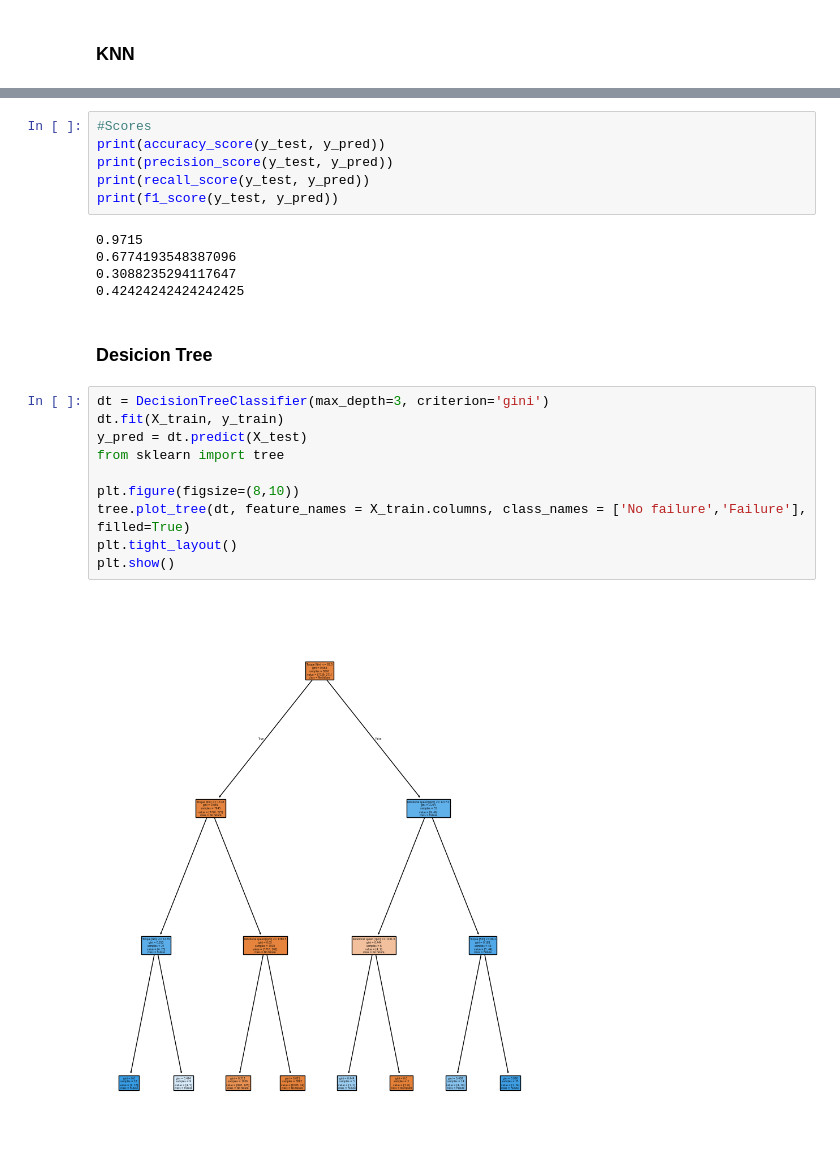
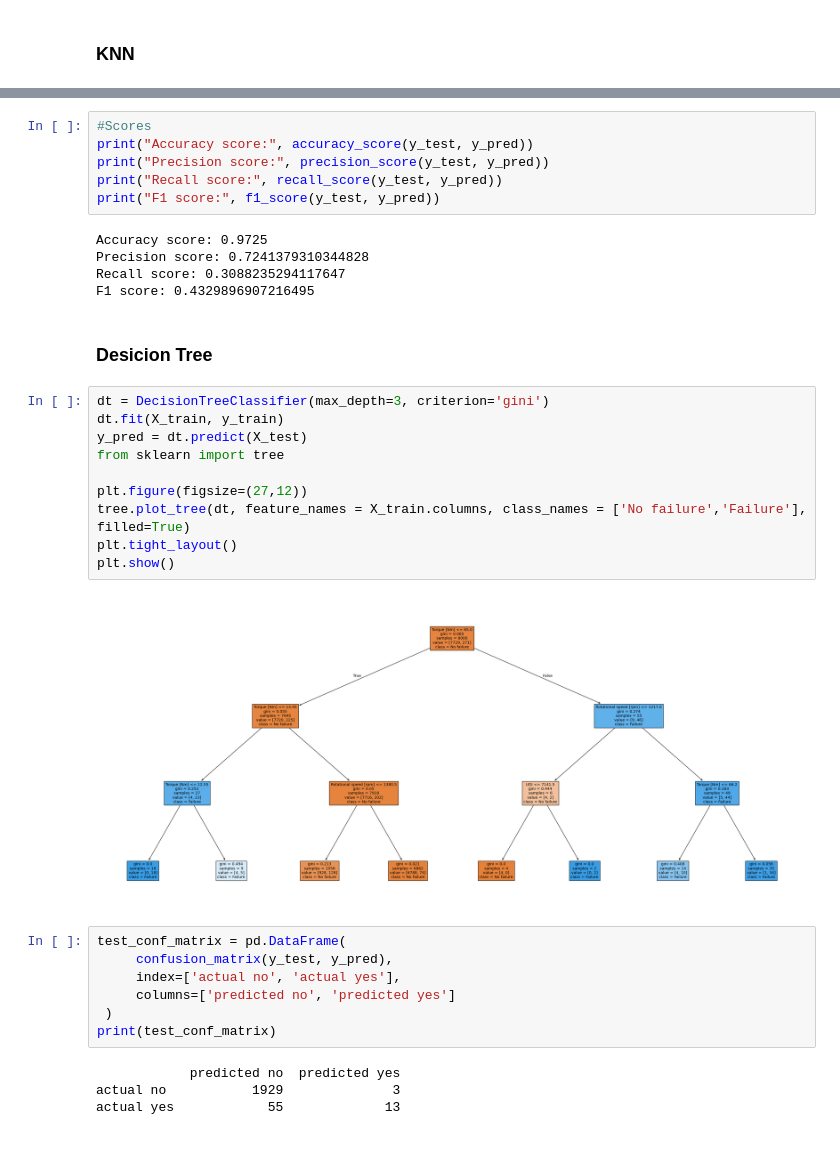
Before and after one commit to NikolaDzoni00/PredictiveMaintenance, a Jupyter notebook: PredictiveMaintenance.ipynb, the cells around one changed output, grey strips where cells are left out. Saved outputs shown, nothing was run; the diff lists cells and outputs as text; blank space fills up the shorter version.

```diff
--- a/PredictiveMaintenance.ipynb
+++ b/PredictiveMaintenance.ipynb
@@ -345,28 +357,39 @@ actual no           1922             10
 actual yes            47             21
 # %%
 #Scores
-print(accuracy_score(y_test, y_pred))
-print(precision_score(y_test, y_pred))
-print(recall_score(y_test, y_pred))
-print(f1_score(y_test, y_pred))
+print("Accuracy score:", accuracy_score(y_test, y_pred))
+print("Precision score:", precision_score(y_test, y_pred))
+print("Recall score:", recall_score(y_test, y_pred))
+print("F1 score:", f1_score(y_test, y_pred))
 # %% [output]
-0.9715
-0.6774193548387096
-0.3088235294117647
-0.42424242424242425
+Accuracy score: 0.9725
+Precision score: 0.7241379310344828
+Recall score: 0.3088235294117647
+F1 score: 0.4329896907216495
 # %% [markdown]
 ### Desicion Tree
 # %%
 dt = DecisionTreeClassifier(max_depth=3, criterion='gini')
 dt.fit(X_train, y_train)
 y_pred = dt.predict(X_test)
 from sklearn import tree
 
-plt.figure(figsize=(8,10))
+plt.figure(figsize=(27,12))
 tree.plot_tree(dt, feature_names = X_train.columns, class_names = ['No failure','Failure'], filled=True)
 plt.tight_layout()
 plt.show()
 # %% [output]
-[figure, old version]
+[figure, new version]
+# %%
+test_conf_matrix = pd.DataFrame(
+     confusion_matrix(y_test, y_pred),
+     index=['actual no', 'actual yes'],
+     columns=['predicted no', 'predicted yes']
+ )
+print(test_conf_matrix)
+# %% [output]
+            predicted no  predicted yes
+actual no           1929              3
+actual yes            55             13
 # %%
 #Scores
```
Also changed, not shown: parts of 53 cells of this notebook.
